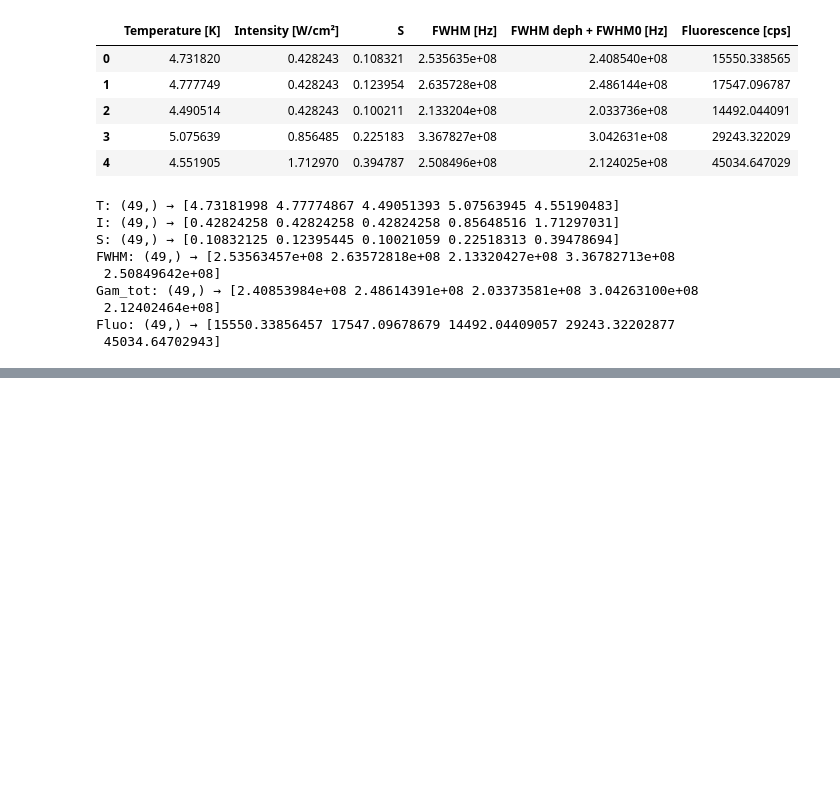
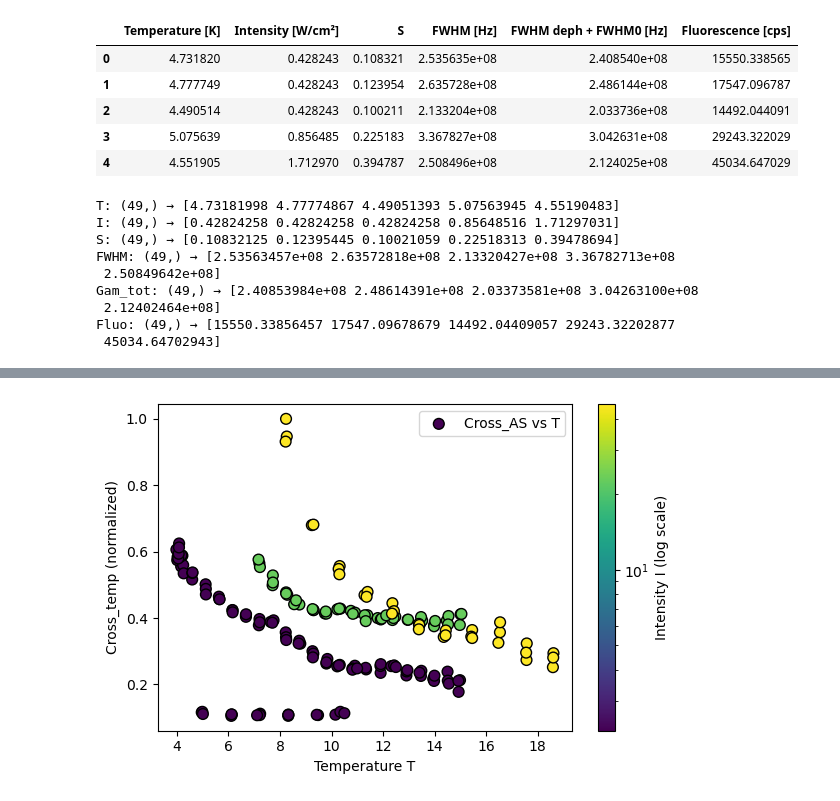
Before and after one commit to Daniele-PyBECTN/molecular_quantum_optics, a Jupyter notebook: Anomalous_saturation/dana_analysis/SvsT.ipynb, the cells around one changed output, grey strips where cells are left out. Drawn from its saved outputs; the diff is of its cells as text; code cells hidden in the pictures; blank space fills up the shorter version.

```diff
--- a/Anomalous_saturation/dana_analysis/SvsT.ipynb
+++ b/Anomalous_saturation/dana_analysis/SvsT.ipynb
@@ -65,0 +178,37 @@ plt.show()
+# %%
+Snew_temp = Fluo_temp/Rinfty/(1-Fluo_temp/Rinfty)
+
+
+# Compute Cross_AS
+Cross_temp_new = Snew_temp * Gam_tot_temp/I_temp #*(1+Snew_temp)**.5
+Cross_temp_new = Cross_temp_new / np.amax(Cross_temp_new)
+
+# Avoid zero or negative values for log normalization
+I_postemp = np.clip(I_temp, np.min(I_temp[I_temp > 0]), None)
+
+plt.figure(figsize=(6, 4))
+
+# Scatter plot with log-scale color normalization
+sctemp = plt.scatter(
+    T_temp, Cross_temp_new,
+    c=I_postemp,
+    cmap='viridis',
+    norm=LogNorm(vmin=np.min(I_postemp), vmax=np.max(I_postemp)),
+    s=60,
+    edgecolor='k',
+    label="Cross_AS vs T"
+)
+
+# Add colorbar
+cbar = plt.colorbar(sctemp)
+cbar.set_label("Intensity I (log scale)")
+
+plt.xlabel("Temperature T")
+plt.ylabel("Cross_temp (normalized)")
+#plt.yscale('log')
+#plt.ylim(0,0.3)
+plt.legend()
+plt.tight_layout()
+plt.show()
+# %% [output]
+[figure, added]
```
Also changed, not shown: parts of 7 cells of this notebook, 1 other file.
